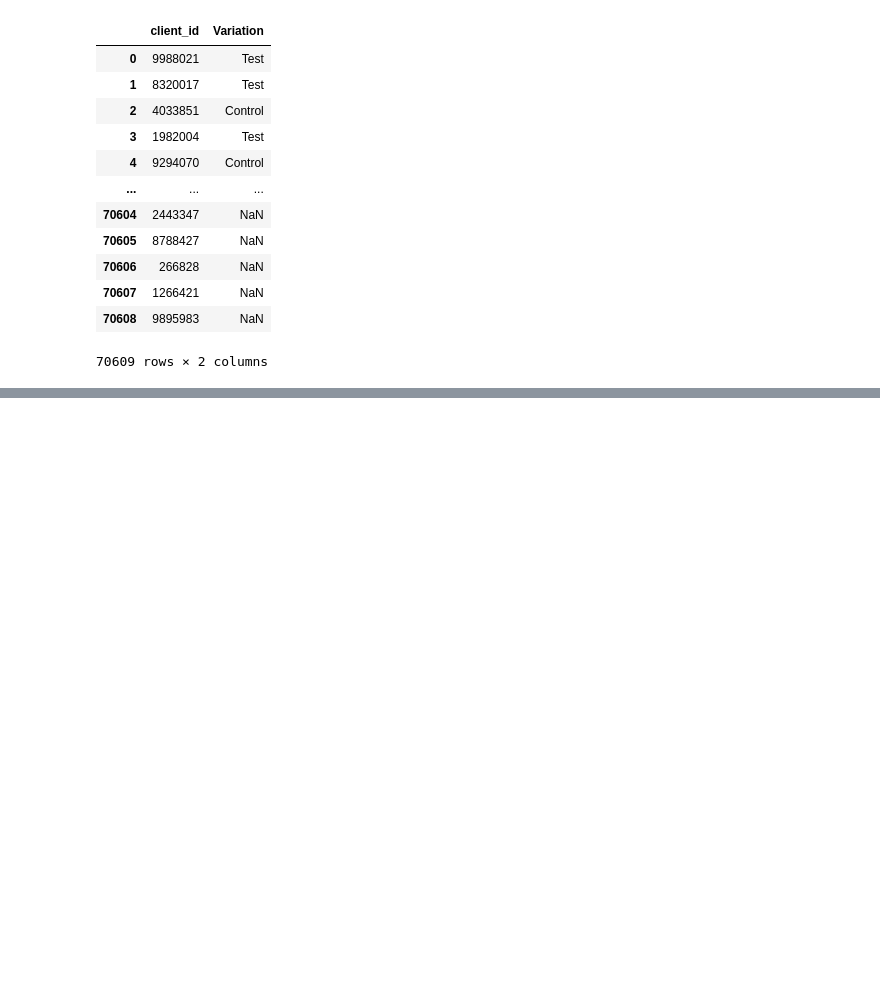
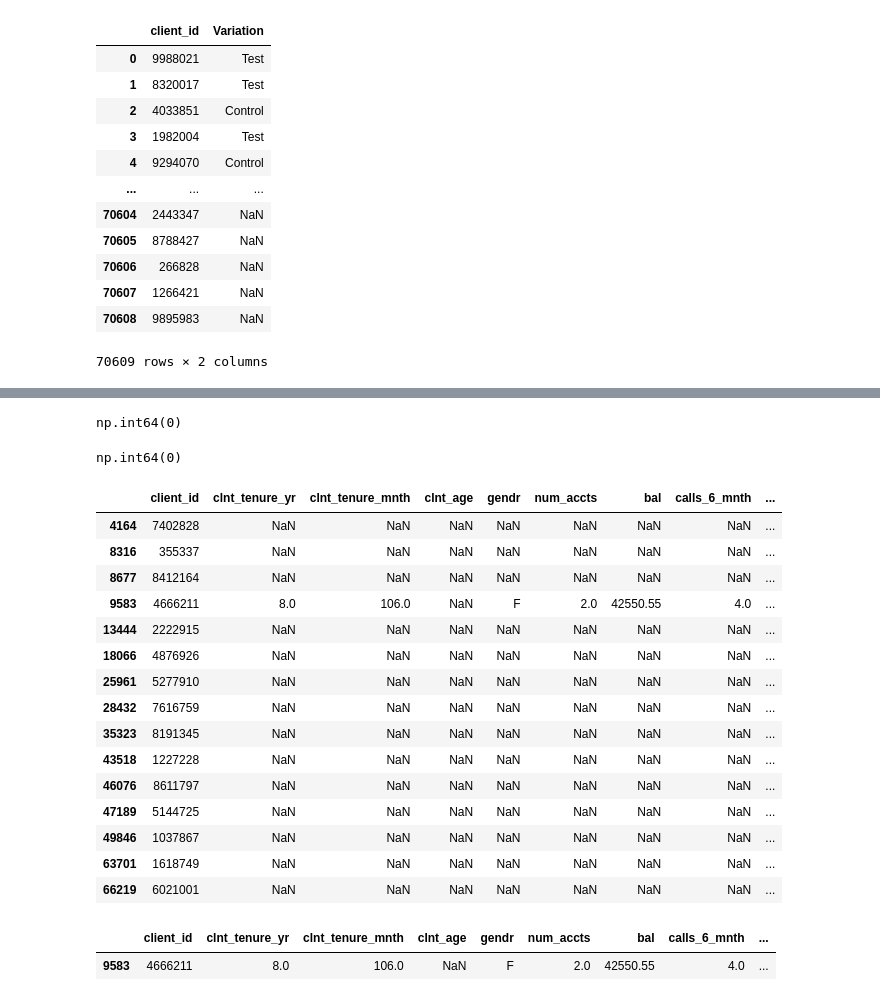
Before and after one commit to arnaurr94/vanguard-ab-test, a Jupyter notebook: dataframes.ipynb, the cells around one changed output, grey strips where cells are left out. Cells and saved outputs as stored; diff of their text form; code cells hidden in the pictures; blank space fills up the shorter version.

Commit message:
clean data

```diff
--- a/dataframes.ipynb
+++ b/dataframes.ipynb
@@ -65,0 +207,39 @@ display(df_clients)
+# %%
+#check for duplicated client_id
+participating_client_df.duplicated(subset=['client_id']).sum()
+# %% [output]
+np.int64(0)
+# %%
+# check for duplicated
+# normalize df
+demo_df = cl.normalize_column_names(df_demo)
+demo_df.duplicated(subset=['client_id']).sum()
+# %% [output]
+np.int64(0)
+# %%
+# check for null values
+demo_df[demo_df.isnull().any(axis=1)]
+# %% [output]
+|  | client_id | clnt_tenure_yr | clnt_tenure_mnth | clnt_age | gendr | num_accts | bal | calls_6_mnth | ... |
+| 4164 | 7402828 | NaN | NaN | NaN | NaN | NaN | NaN | NaN | ... |
+| 8316 | 355337 | NaN | NaN | NaN | NaN | NaN | NaN | NaN | ... |
+| 8677 | 8412164 | NaN | NaN | NaN | NaN | NaN | NaN | NaN | ... |
+| 9583 | 4666211 | 8.0 | 106.0 | NaN | F | 2.0 | 42550.55 | 4.0 | ... |
+| 13444 | 2222915 | NaN | NaN | NaN | NaN | NaN | NaN | NaN | ... |
+| 18066 | 4876926 | NaN | NaN | NaN | NaN | NaN | NaN | NaN | ... |
+| 25961 | 5277910 | NaN | NaN | NaN | NaN | NaN | NaN | NaN | ... |
+| 28432 | 7616759 | NaN | NaN | NaN | NaN | NaN | NaN | NaN | ... |
+| 35323 | 8191345 | NaN | NaN | NaN | NaN | NaN | NaN | NaN | ... |
+| 43518 | 1227228 | NaN | NaN | NaN | NaN | NaN | NaN | NaN | ... |
+| 46076 | 8611797 | NaN | NaN | NaN | NaN | NaN | NaN | NaN | ... |
+| 47189 | 5144725 | NaN | NaN | NaN | NaN | NaN | NaN | NaN | ... |
+| 49846 | 1037867 | NaN | NaN | NaN | NaN | NaN | NaN | NaN | ... |
+| 63701 | 1618749 | NaN | NaN | NaN | NaN | NaN | NaN | NaN | ... |
+| 66219 | 6021001 | NaN | NaN | NaN | NaN | NaN | NaN | NaN | ... |
+# %%
+# Count nulls in each row, then keep rows with ≤1 null
+clean_demo_df = cl.drop_null_clients(demo_df)
+clean_demo_df[clean_demo_df.isnull().any(axis=1)]
+# %% [output]
+|  | client_id | clnt_tenure_yr | clnt_tenure_mnth | clnt_age | gendr | num_accts | bal | calls_6_mnth | ... |
+| 9583 | 4666211 | 8.0 | 106.0 | NaN | F | 2.0 | 42550.55 | 4.0 | ... |
```
Also changed, not shown: parts of 15 cells of this notebook, 1 other file.
